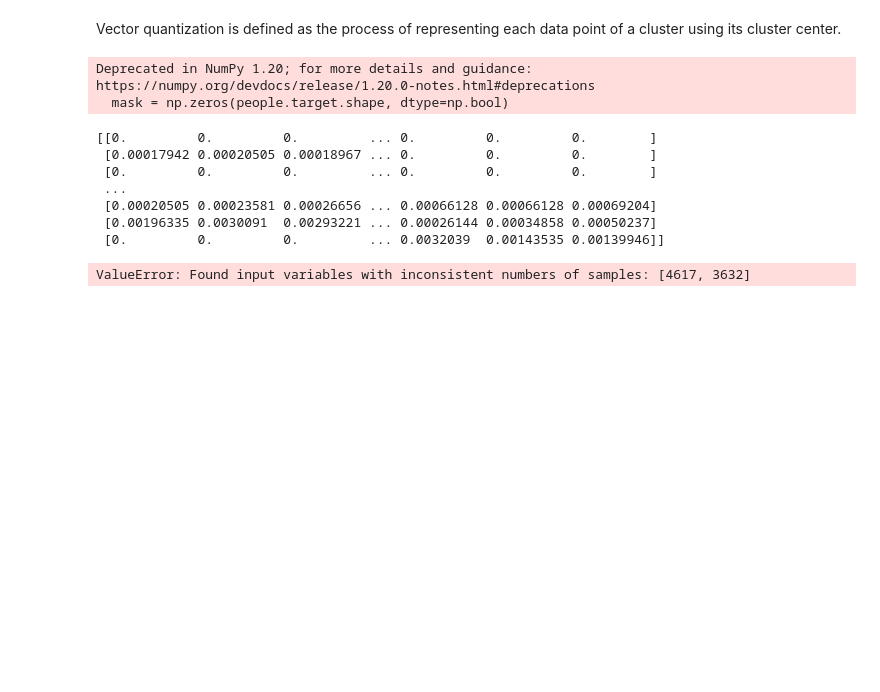
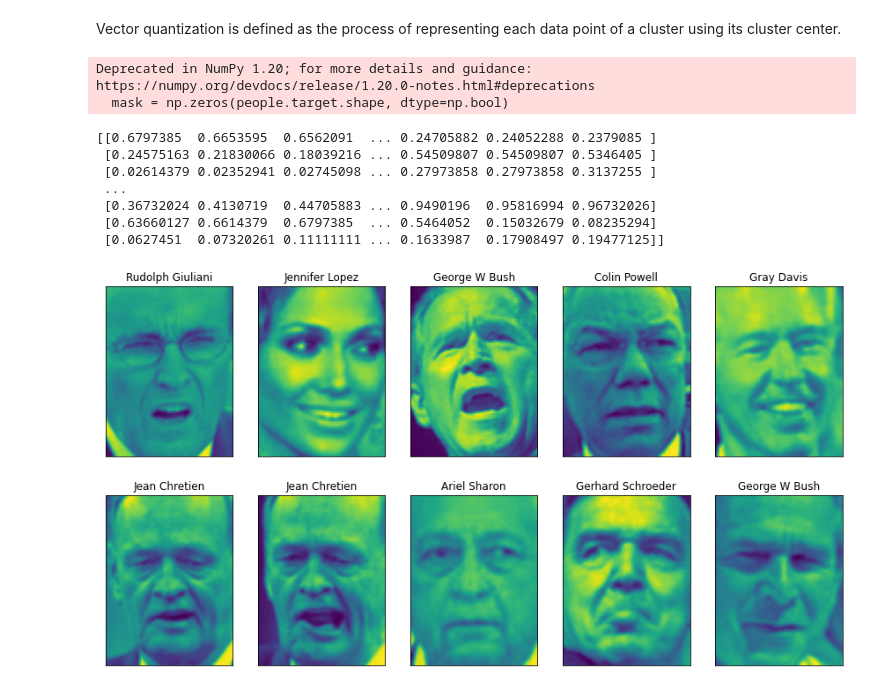
Before and after one commit to shubhamsharma6701/practical_machine_learning, a Jupyter notebook: K Means Clustering.ipynb, the cells around one changed output. Drawn from its saved outputs; the diff is of its cells as text; code cells hidden in the pictures; blank space fills up the shorter version.

Commit message:
completion of kmeans and starting agglomerative clustering

```diff
--- a/K Means Clustering.ipynb
+++ b/K Means Clustering.ipynb
@@ -145,43 +145,67 @@ Here, the K Means Clustering cannot identify the two moons separately.
 Vector quantization is defined as the process of representing each data point of a cluster using its cluster center.
 # %%
 ## Let us compare PCA, NMF and k-Means by showing the components extracted
-## by different methods of faces.
+## by different methods on faces.
+
+## Fetching the faces by using the same method as used in NMF and PCA.
 
 from sklearn.datasets import fetch_lfw_people
-people = fetch_lfw_people(min_faces_per_person=3, resize=1)
+
+people = fetch_lfw_people(min_faces_per_person=20, resize=0.7)
+image_shape = people.images[0].shape
+fix, axes = plt.subplots(2, 5, figsize=(15, 8),
+subplot_kw={'xticks': (), 'yticks': ()})
+
+for target, image, ax in zip(people.target, people.images, axes.ravel()):
+    ax.imshow(image)
+    ax.set_title(people.target_names[target])
 
 mask = np.zeros(people.target.shape, dtype=np.bool)
 for target in np.unique(people.target):
     # Taking 50 images of each person
     mask[np.where(people.target == target)[0][:50]] = 1
 
 X_people = people.data[mask]
 y_people = people.target[mask]
 
 # Dividing by 255 so that each value lies between 0 and 1
+
 X_people = X_people / 255
 print(X_people)
 # %% [output]
 Deprecated in NumPy 1.20; for more details and guidance: https://numpy.org/devdocs/release/1.20.0-notes.html#deprecations
   mask = np.zeros(people.target.shape, dtype=np.bool)
-[[0.         0.         0.         ... 0.         0.         0.        ]
- [0.00017942 0.00020505 0.00018967 ... 0.         0.         0.        ]
- [0.         0.         0.         ... 0.         0.         0.        ]
+[[0.6797385  0.6653595  0.6562091  ... 0.24705882 0.24052288 0.2379085 ]
+ [0.24575163 0.21830066 0.18039216 ... 0.54509807 0.54509807 0.5346405 ]
+ [0.02614379 0.02352941 0.02745098 ... 0.27973858 0.27973858 0.3137255 ]
  ...
- [0.00020505 0.00023581 0.00026656 ... 0.00066128 0.00066128 0.00069204]
- [0.00196335 0.0030091  0.00293221 ... 0.00026144 0.00034858 0.00050237]
- [0.         0.         0.         ... 0.0032039  0.00143535 0.00139946]]
+ [0.36732024 0.4130719  0.44705883 ... 0.9490196  0.95816994 0.96732026]
+ [0.63660127 0.6614379  0.6797385  ... 0.5464052  0.15032679 0.08235294]
+ [0.0627451  0.07320261 0.11111111 ... 0.1633987  0.17908497 0.19477125]]
+[figure, added]
 # %%
+from sklearn.model_selection import train_test_split
+from sklearn.decomposition import NMF
+from sklearn.decomposition import PCA
+
 X_train, X_test, y_train, y_test = train_test_split(
 X_people, y_people, stratify=y_people, random_state=0)
+
+# Fitting faces in NMF
+
 nmf = NMF(n_components=100, random_state=0)
 nmf.fit(X_train)
+
+# Fitting faces in PCA
+
 pca = PCA(n_components=100, random_state=0)
 pca.fit(X_train)
+
+# Fitting faces in KMeans
+
 kmeans = KMeans(n_clusters=100, random_state=0)
 kmeans.fit(X_train)
+
 X_reconstructed_pca = pca.inverse_transform(pca.transform(X_test))
 X_reconstructed_kmeans = kmeans.cluster_centers_[kmeans.predict(X_test)]
 X_reconstructed_nmf = np.dot(nmf.transform(X_test), nmf.components_)
-# %% [output]
-ValueError: Found input variables with inconsistent numbers of samples: [4617, 3632]
```
Also changed, not shown: parts of 8 cells of this notebook, 1 other file.
